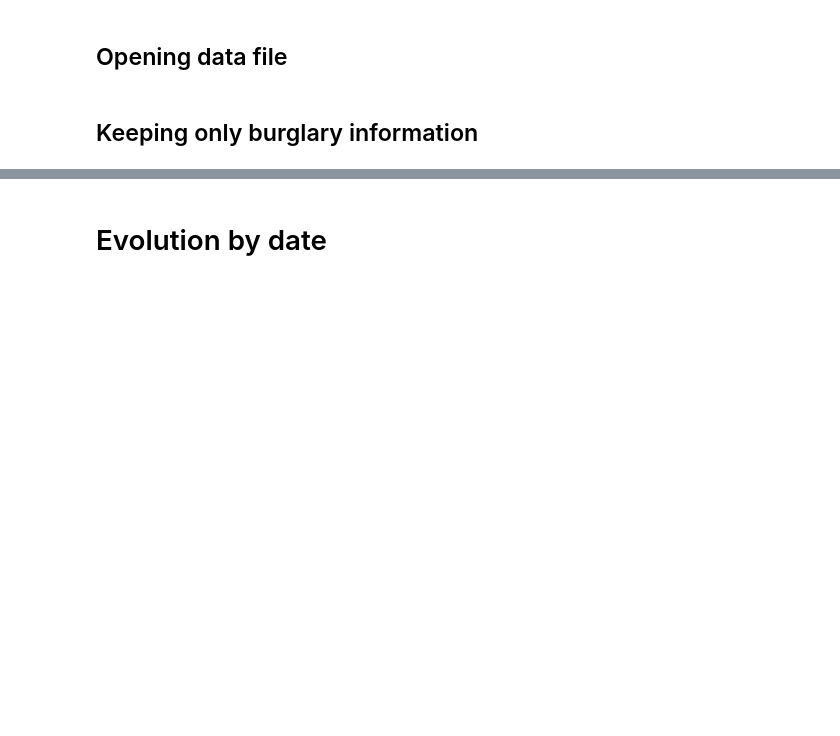
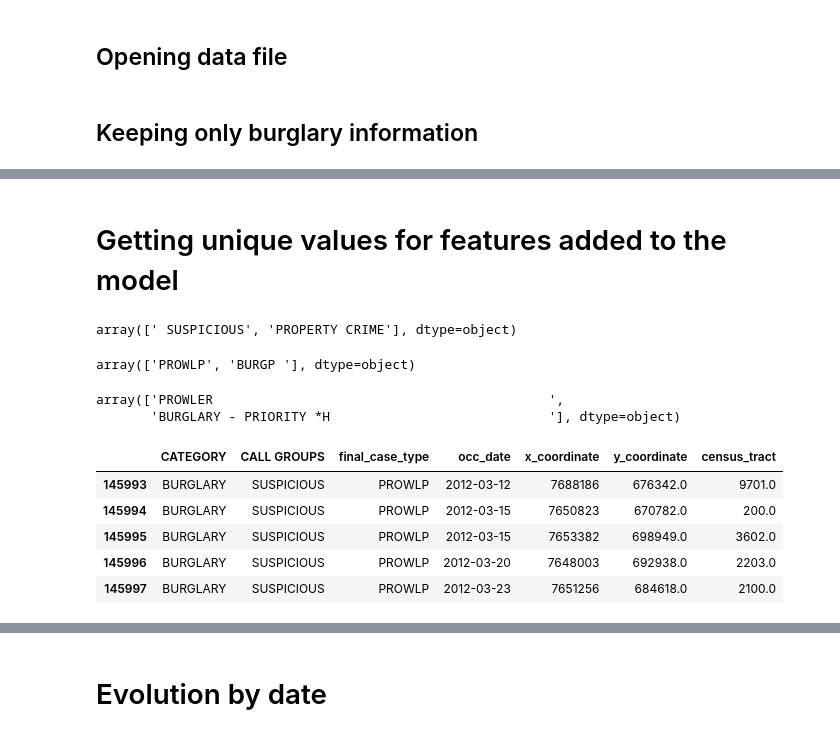
Before and after one commit to joniec/crime_forecasting_challenge, a Jupyter notebook: notebooks/exploratory/Burglary.ipynb, the cells around one changed output, grey strips where cells are left out. Saved outputs shown, nothing was run; the diff lists cells and outputs as text; code cells hidden in the pictures; blank space fills up the shorter version.

```diff
--- a/notebooks/exploratory/Burglary.ipynb
+++ b/notebooks/exploratory/Burglary.ipynb
@@ -24,3 +24,18 @@ crimes.head()
 | 145995 | BURGLARY | SUSPICIOUS | PROWLP | PROWLER ... | 2012-03-15 | 7653382 | 698949.0 | 3602.0 |
 | 145996 | BURGLARY | SUSPICIOUS | PROWLP | PROWLER ... | 2012-03-20 | 7648003 | 692938.0 | 2203.0 |
 | 145997 | BURGLARY | SUSPICIOUS | PROWLP | PROWLER ... | 2012-03-23 | 7651256 | 684618.0 | 2100.0 |
+# %% [markdown]
+# Getting unique values for features added to the model
+# %%
+crimes['CALL GROUPS'].unique()
+# %% [output]
+array([' SUSPICIOUS', 'PROPERTY CRIME'], dtype=object)
+# %%
+crimes['final_case_type'].unique()
+# %% [output]
+array(['PROWLP', 'BURGP '], dtype=object)
+# %%
+crimes['CASE DESC'].unique()
+# %% [output]
+array(['PROWLER                                           ',
+       'BURGLARY - PRIORITY *H                            '], dtype=object)
@@ -26,0 +45,9 @@ crimes.head()
+# %%
+crimes.head()
+# %% [output]
+|  | CATEGORY | CALL GROUPS | final_case_type | occ_date | x_coordinate | y_coordinate | census_tract |
+| 145993 | BURGLARY | SUSPICIOUS | PROWLP | 2012-03-12 | 7688186 | 676342.0 | 9701.0 |
+| 145994 | BURGLARY | SUSPICIOUS | PROWLP | 2012-03-15 | 7650823 | 670782.0 | 200.0 |
+| 145995 | BURGLARY | SUSPICIOUS | PROWLP | 2012-03-15 | 7653382 | 698949.0 | 3602.0 |
+| 145996 | BURGLARY | SUSPICIOUS | PROWLP | 2012-03-20 | 7648003 | 692938.0 | 2203.0 |
+| 145997 | BURGLARY | SUSPICIOUS | PROWLP | 2012-03-23 | 7651256 | 684618.0 | 2100.0 |
```
Also changed, not shown: parts of 8 cells of this notebook, 1 other file.
